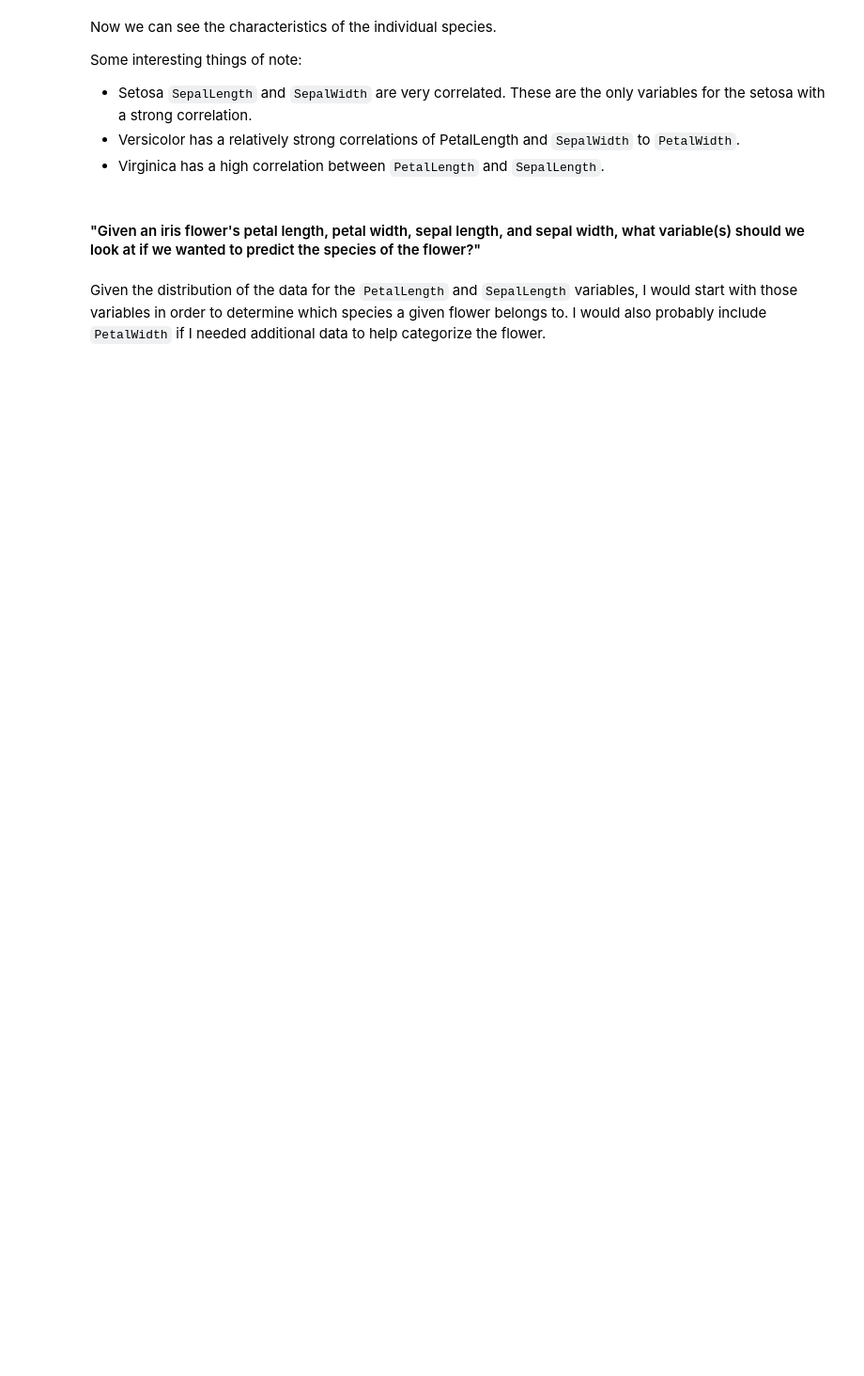
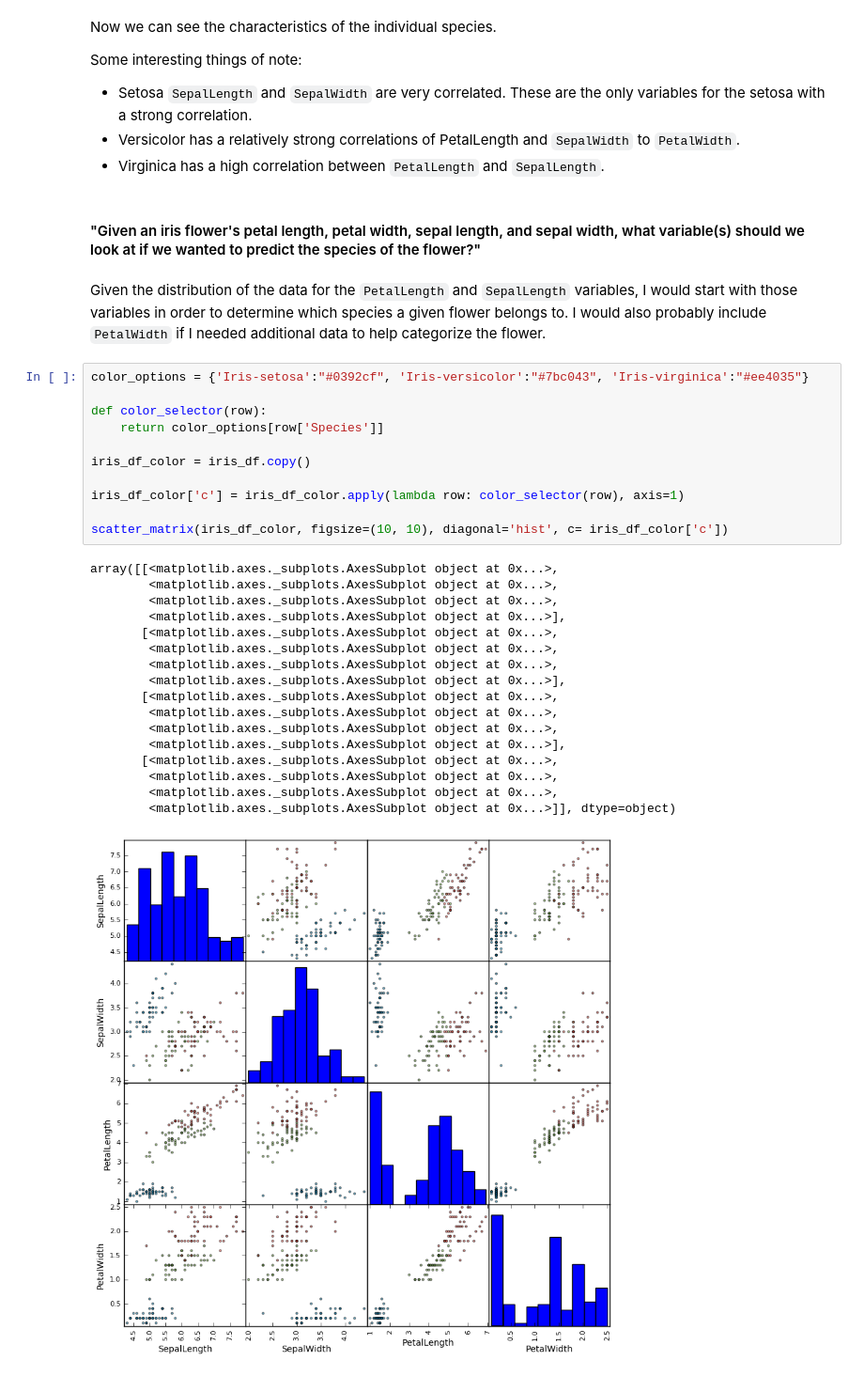
Before and after one commit to antoniojvr/Assignment3, a Jupyter notebook: Assignment3.ipynb, the cells around one changed output. Shown: that part at 94% size. Cells and saved outputs as stored; diff of their text form; blank space fills up the shorter version.

```diff
--- a/Assignment3.ipynb
+++ b/Assignment3.ipynb
@@ -189,3 +201,32 @@ Some interesting things of note:
 #### "Given an iris flower's petal length, petal width, sepal length, and sepal width, what variable(s) should we look at if we wanted to predict the species of the flower?"
 # %% [markdown]
 Given the distribution of the data for the `PetalLength` and `SepalLength` variables, I would start with those variables in order to determine which species a given flower belongs to.  I would also probably include `PetalWidth` if I needed additional data to help categorize the flower.
+# %%
+color_options = {'Iris-setosa':"#0392cf", 'Iris-versicolor':"#7bc043", 'Iris-virginica':"#ee4035"}
+
+def color_selector(row):
+    return color_options[row['Species']]
+
+iris_df_color = iris_df.copy()
+
+iris_df_color['c'] = iris_df_color.apply(lambda row: color_selector(row), axis=1)
+
+scatter_matrix(iris_df_color, figsize=(10, 10), diagonal='hist', c= iris_df_color['c'])
+# %% [output]
+array([[<matplotlib.axes._subplots.AxesSubplot object at 0x...>,
+        <matplotlib.axes._subplots.AxesSubplot object at 0x...>,
+        <matplotlib.axes._subplots.AxesSubplot object at 0x...>,
+        <matplotlib.axes._subplots.AxesSubplot object at 0x...>],
+       [<matplotlib.axes._subplots.AxesSubplot object at 0x...>,
+        <matplotlib.axes._subplots.AxesSubplot object at 0x...>,
+        <matplotlib.axes._subplots.AxesSubplot object at 0x...>,
+        <matplotlib.axes._subplots.AxesSubplot object at 0x...>],
+       [<matplotlib.axes._subplots.AxesSubplot object at 0x...>,
+        <matplotlib.axes._subplots.AxesSubplot object at 0x...>,
+        <matplotlib.axes._subplots.AxesSubplot object at 0x...>,
+        <matplotlib.axes._subplots.AxesSubplot object at 0x...>],
+       [<matplotlib.axes._subplots.AxesSubplot object at 0x...>,
+        <matplotlib.axes._subplots.AxesSubplot object at 0x...>,
+        <matplotlib.axes._subplots.AxesSubplot object at 0x...>,
+        <matplotlib.axes._subplots.AxesSubplot object at 0x...>]], dtype=object)
+[figure, added]
```
Also changed, not shown: parts of 8 cells of this notebook.
